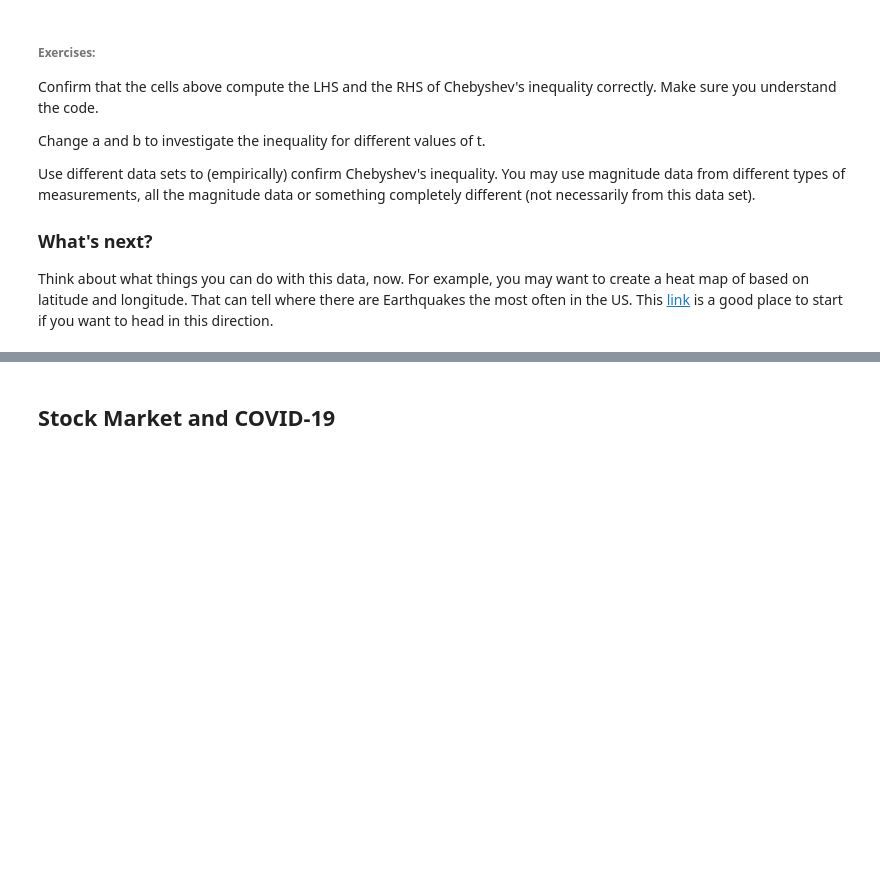
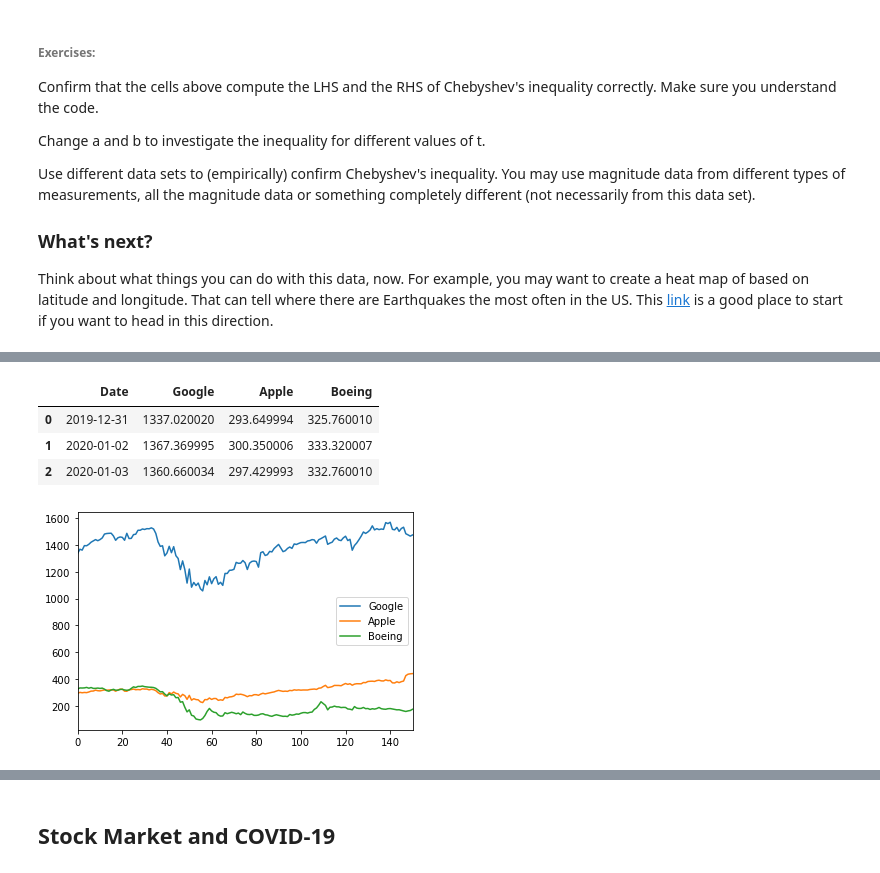
Before and after one commit to ArianNadjim/Tripods, a Jupyter notebook: PythonVershynin/Analyzing Real Life Data with Pandas.ipynb, the cells around one changed output, grey strips where cells are left out. Cells and saved outputs as stored; diff of their text form; code cells hidden in the pictures; blank space fills up the shorter version.

```diff
--- a/PythonVershynin/Analyzing Real Life Data with Pandas.ipynb
+++ b/PythonVershynin/Analyzing Real Life Data with Pandas.ipynb
@@ -223,0 +231,11 @@ Next, we move onto downloading stock market data from Yahoo Finance.
+# %%
+import math, datetime
+
+beginningDateTime = datetime.datetime(year = 2019, month = 12, day = 31)
+timestamp1 = math.floor(beginningDateTime.timestamp())
+timestamp1 = str(timestamp1)
+
+currentDateTime = datetime.datetime.now()
+timestamp2 = math.floor(currentDateTime.timestamp())
+timestamp2 = str(timestamp2)
+print(timestamp1, timestamp2)
@@ -224,4 +246,11 @@ Next, we move onto downloading stock market data from Yahoo Finance.
 # %%
-df_Google = pd.read_csv("https://query1.finance.yahoo.com/v7/finance/download/GOOG?period1=1564943294&period2=1596565694&interval=1d&events=history")
-df_Google
+def historicalDataURL(beginTimestamp, endTimestamp, symbol):
+    return "https://query1.finance.yahoo.com/v7/finance/download/" + \
+        symbol + "?period1=" + beginTimestamp + "&period2=" + endTimestamp + "&interval=1d&events=history"
+
+url_Google = historicalDataURL(timestamp1, timestamp2, 'GOOG')
+url_Apple = historicalDataURL(timestamp1, timestamp2, 'AAPL')
+url_Boeing = historicalDataURL(timestamp1, timestamp2, 'BA')
+
+print(url_Google)
 # %% [output]
@@ -266,0 +258,6 @@ df_AppleClose.plot(ax=ax)
+# %%
+df_Google = pd.read_csv(url_Google)
+df_Apple = pd.read_csv(url_Apple)
+df_Boeing = pd.read_csv(url_Boeing)
+
+df_Google
@@ -266,0 +282,19 @@ df_AppleClose.plot(ax=ax)
+# %%
+df_GoogleClose = df_Google[['Date', 'Close']].rename(columns = {'Close': 'Google'})
+df_AppleClose = df_Apple[['Date', 'Close']].rename(columns = {'Close': 'Apple'})
+df_BoeingClose = df_Boeing[['Date', 'Close']].rename(columns = {'Close': 'Boeing'})
+
+def innerJoinOnDate(df1, df2):
+    return df1.join(df2.set_index('Date'), on='Date', how='inner')
+
+df_Combined = innerJoinOnDate(df_GoogleClose, df_AppleClose)
+df_Combined = innerJoinOnDate(df_Combined, df_BoeingClose)
+
+df_Combined.plot()
+df_Combined.head(3)
+# %% [output]
+|  | Date | Google | Apple | Boeing |
+| 0 | 2019-12-31 | 1337.020020 | 293.649994 | 325.760010 |
+| 1 | 2020-01-02 | 1367.369995 | 300.350006 | 333.320007 |
+| 2 | 2020-01-03 | 1360.660034 | 297.429993 | 332.760010 |
+[figure, added]
```
Also changed, not shown: parts of 23 cells of this notebook.
